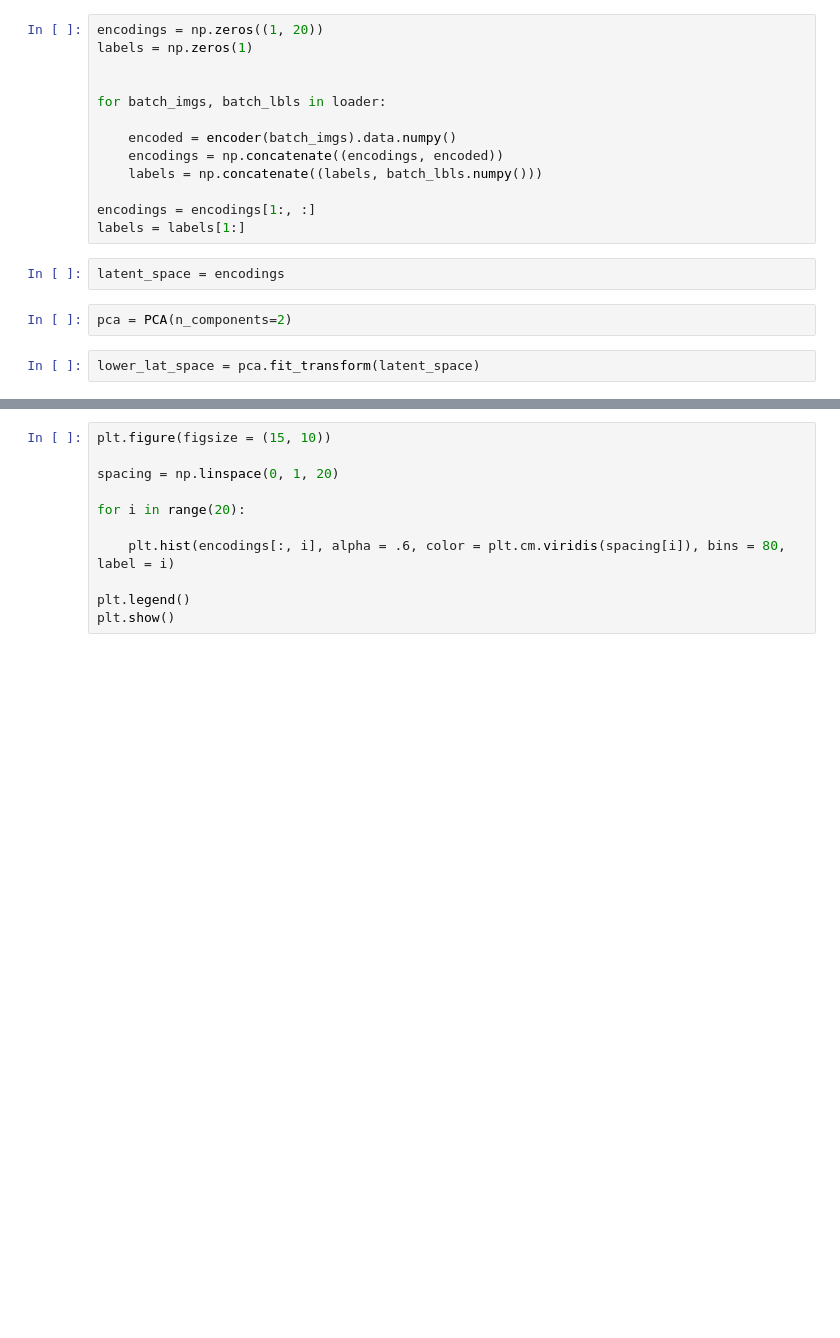
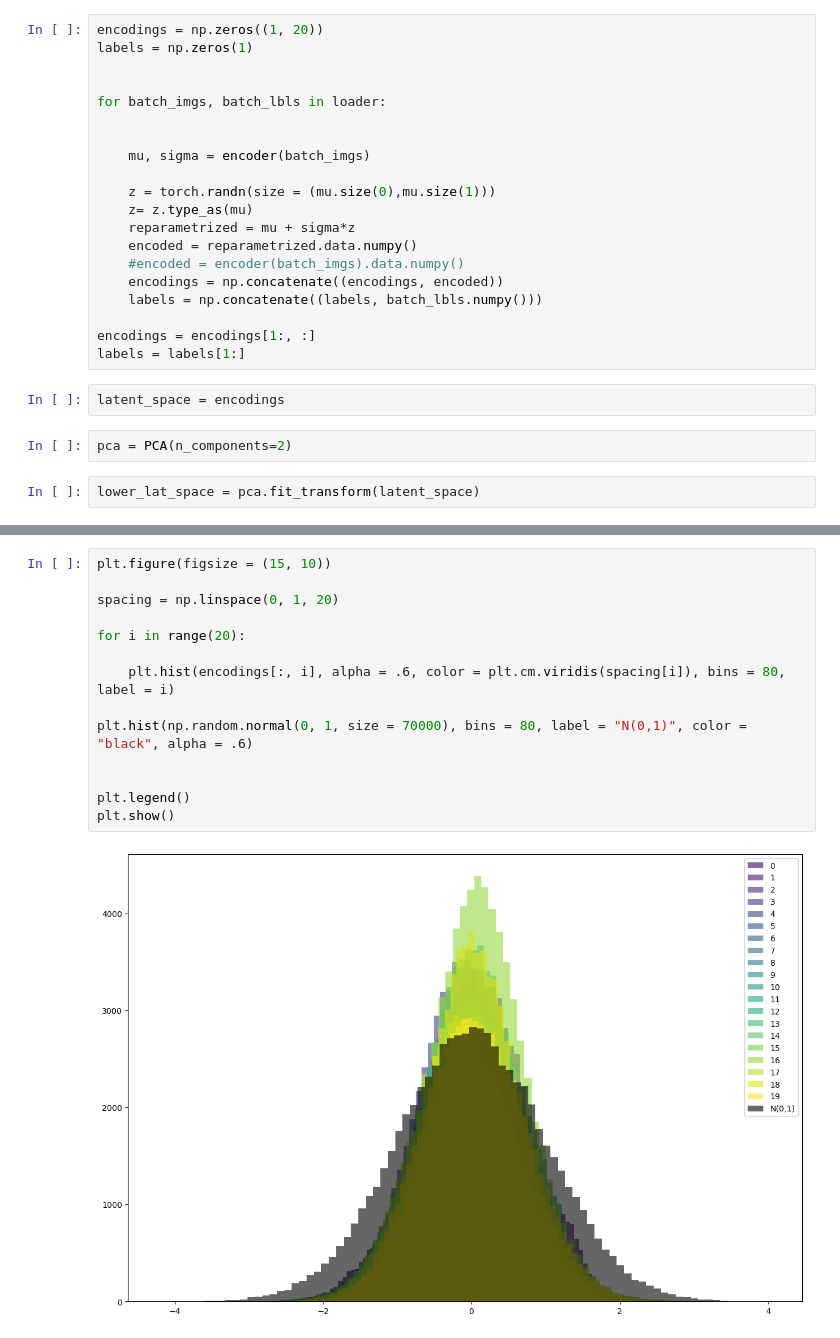
Before and after one commit to k-mundinger/VAE, a Jupyter notebook: notebook.ipynb, the cells around one changed output, grey strips where cells are left out. Saved outputs shown, nothing was run; the diff lists cells and outputs as text; blank space fills up the shorter version.

```diff
--- a/notebook.ipynb
+++ b/notebook.ipynb
@@ -87,7 +101,14 @@ labels = np.zeros(1)
 
 for batch_imgs, batch_lbls in loader:
 
-    encoded = encoder(batch_imgs).data.numpy()
+
+    mu, sigma = encoder(batch_imgs)
+
+    z = torch.randn(size = (mu.size(0),mu.size(1)))
+    z= z.type_as(mu)
+    reparametrized = mu + sigma*z
+    encoded = reparametrized.data.numpy()
+    #encoded = encoder(batch_imgs).data.numpy()
     encodings = np.concatenate((encodings, encoded))
     labels = np.concatenate((labels, batch_lbls.numpy()))
 
@@ -116,12 +141,17 @@ plt.show()
 # %%
 plt.figure(figsize = (15, 10))
 
 spacing = np.linspace(0, 1, 20)
 
 for i in range(20):
 
     plt.hist(encodings[:, i], alpha = .6, color = plt.cm.viridis(spacing[i]), bins = 80, label = i)
 
+plt.hist(np.random.normal(0, 1, size = 70000), bins = 80, label = "N(0,1)", color = "black", alpha = .6)
+
+
 plt.legend()
 plt.show()
+# %% [output]
+[figure, added]
 # %%
```
Also changed, not shown: parts of 12 cells of this notebook, 3 other files.
